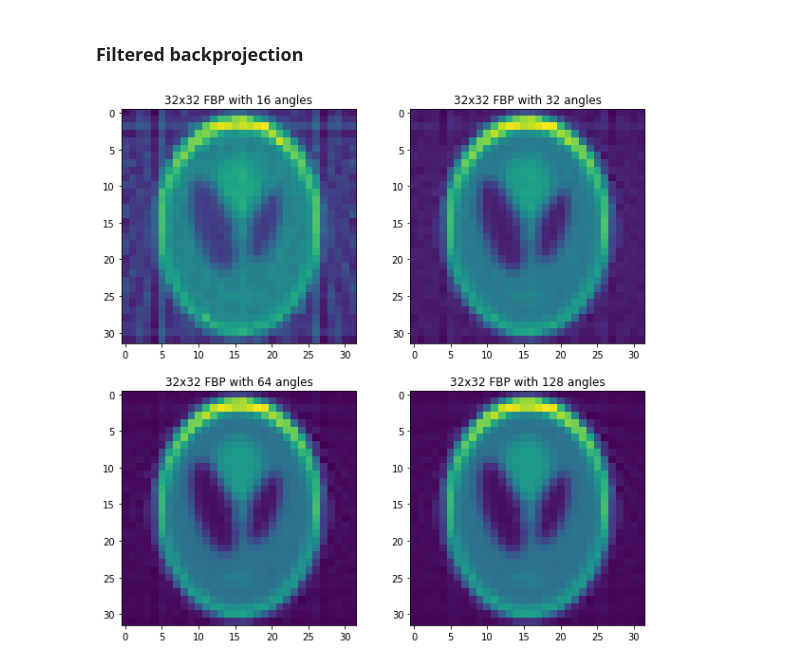
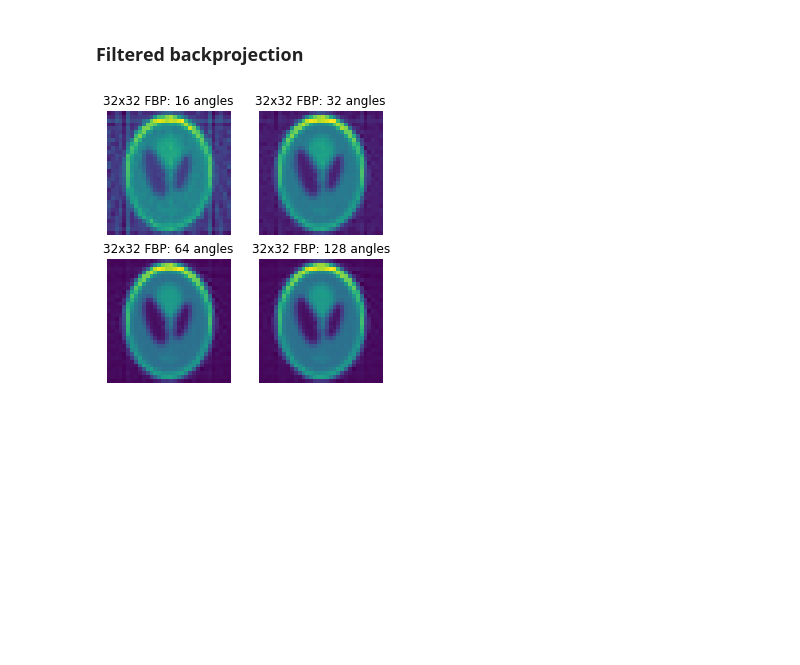
Before and after one commit to masa512/ece558, a Jupyter notebook: hw4_p6_v2.ipynb, the cells around one changed output. Saved outputs shown, nothing was run; the diff lists cells and outputs as text; code cells hidden in the pictures; blank space fills up the shorter version.

```diff
--- a/hw4_p6_v2.ipynb
+++ b/hw4_p6_v2.ipynb
@@ -173,7 +173,7 @@ N_theta = [16,32,64,128]
 # %% [markdown]
 ### Regular Backprojection
 # %%
-f,axes = plt.subplots(2,2,figsize=(10,10))
+f,axes = plt.subplots(2,2,figsize=(5,5))
 axes = np.ravel(axes)
 
 for i,n in enumerate(N_theta):
@@ -189,5 +189,6 @@ for i,n in enumerate(N_theta):
   xbp = T.T @ y
 
   axes[i].imshow(xbp.reshape(N,N))
-  axes[i].set_title(f'{N}x{N} backprojection with {n} angles')
+  axes[i].set_title(f'{N}x{N} BP: {n} angles')
+  axes[i].axis('off')
 # %% [output]
@@ -195,23 +196,24 @@ for i,n in enumerate(N_theta):
 # %% [markdown]
 ### Filtered backprojection
 # %%
-f,axes = plt.subplots(2,2,figsize=(10,10))
+f,axes = plt.subplots(2,2,figsize=(5,5))
 axes = np.ravel(axes)
 
 for i,n in enumerate(N_theta):
 
   thetas = np.linspace(0., 180., n, endpoint=False).reshape((-1,1))
   # Projection matrix
   T = projmtx(N,thetas)
 
   # Project!
   y = T @ X.reshape(-1,1)
 
   # filtered back projection
   x = fbp(y,T,thetas)
   Xfbp = x.reshape(N,N)
 
   axes[i].imshow(np.real(Xfbp))
-  axes[i].set_title(f'{N}x{N} FBP with {n} angles')
+  axes[i].set_title(f'{N}x{N} FBP: {n} angles')
+  axes[i].axis('off')
 # %% [output]
-[figure, old version]
+[figure, new version]
```
Also changed, not shown: parts of 1 cell of this notebook.
